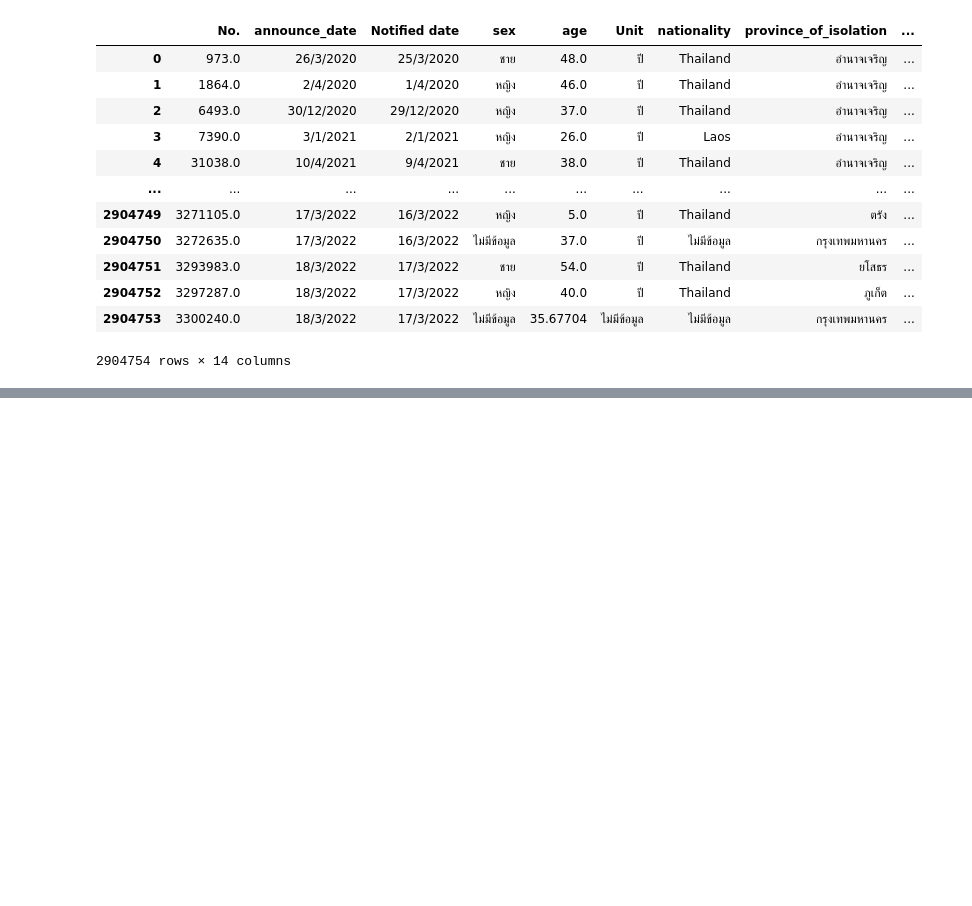
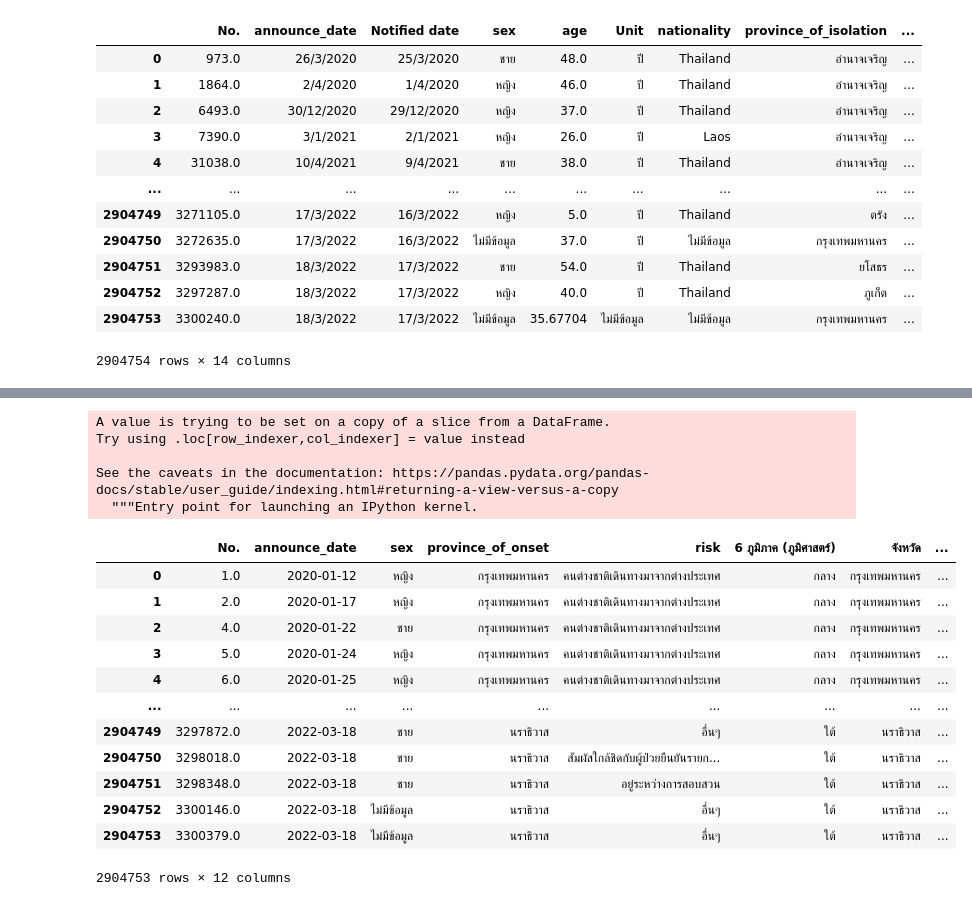
Before and after one commit to suphalaksana/data_viz_2022, a Jupyter notebook: Final_Project.ipynb, the cells around one changed output, grey strips where cells are left out. Cells and saved outputs as stored; diff of their text form; code cells hidden in the pictures; blank space fills up the shorter version.

```diff
--- a/Final_Project.ipynb
+++ b/Final_Project.ipynb
@@ -576,0 +701,24 @@ case_pro22
+# %%
+covid2['announce_date'] = pd.to_datetime(covid2['announce_date'],format="%d/%m/%Y")
+# %% [output]
+A value is trying to be set on a copy of a slice from a DataFrame.
+Try using .loc[row_indexer,col_indexer] = value instead
+
+See the caveats in the documentation: https://pandas.pydata.org/pandas-docs/stable/user_guide/indexing.html#returning-a-view-versus-a-copy
+  """Entry point for launching an IPython kernel.
+# %%
+covid2
+# %% [output]
+|  | No. | announce_date | sex | province_of_onset | risk | 6 ภูมิภาค (ภูมิศาสตร์) | จังหวัด | ... |
+| 0 | 1.0 | 2020-01-12 | หญิง | กรุงเทพมหานคร | คนต่างชาติเดินทางมาจากต่างประเทศ | กลาง | กรุงเทพมหานคร | ... |
+| 1 | 2.0 | 2020-01-17 | หญิง | กรุงเทพมหานคร | คนต่างชาติเดินทางมาจากต่างประเทศ | กลาง | กรุงเทพมหานคร | ... |
+| 2 | 4.0 | 2020-01-22 | ชาย | กรุงเทพมหานคร | คนต่างชาติเดินทางมาจากต่างประเทศ | กลาง | กรุงเทพมหานคร | ... |
+| 3 | 5.0 | 2020-01-24 | หญิง | กรุงเทพมหานคร | คนต่างชาติเดินทางมาจากต่างประเทศ | กลาง | กรุงเทพมหานคร | ... |
+| 4 | 6.0 | 2020-01-25 | หญิง | กรุงเทพมหานคร | คนต่างชาติเดินทางมาจากต่างประเทศ | กลาง | กรุงเทพมหานคร | ... |
+| ... | ... | ... | ... | ... | ... | ... | ... | ... |
+| 2904749 | 3297872.0 | 2022-03-18 | ชาย | นราธิวาส | อื่นๆ | ใต้ | นราธิวาส | ... |
+| 2904750 | 3298018.0 | 2022-03-18 | ชาย | นราธิวาส | สัมผัสใกล้ชิดกับผู้ป่วยยืนยันรายก... | ใต้ | นราธิวาส | ... |
+| 2904751 | 3298348.0 | 2022-03-18 | ชาย | นราธิวาส | อยู่ระหว่างการสอบสวน | ใต้ | นราธิวาส | ... |
+| 2904752 | 3300146.0 | 2022-03-18 | ไม่มีข้อมูล | นราธิวาส | อื่นๆ | ใต้ | นราธิวาส | ... |
+| 2904753 | 3300379.0 | 2022-03-18 | ไม่มีข้อมูล | นราธิวาส | อื่นๆ | ใต้ | นราธิวาส | ... |
+2904753 rows × 12 columns
```
Also changed, not shown: parts of 36 cells of this notebook.
